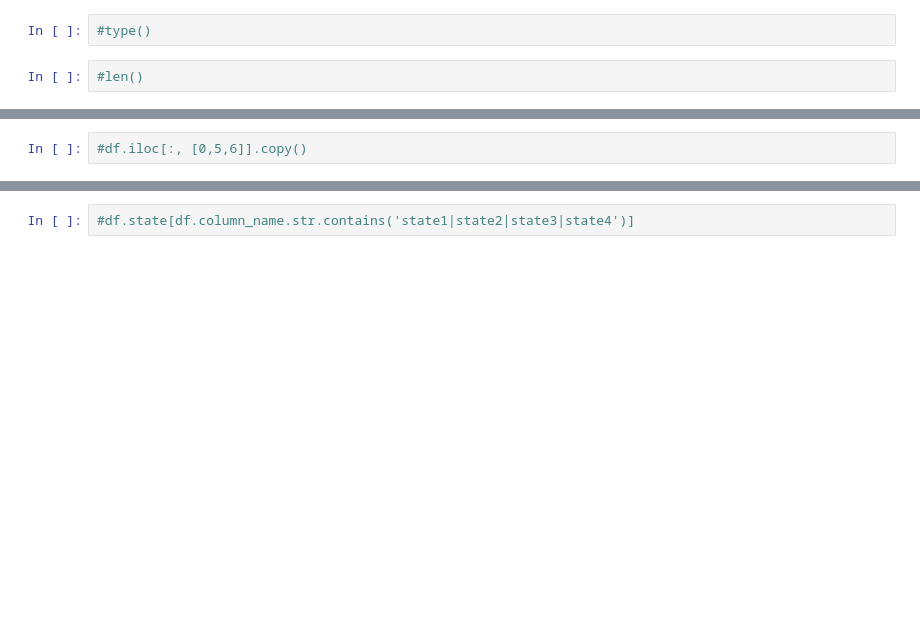
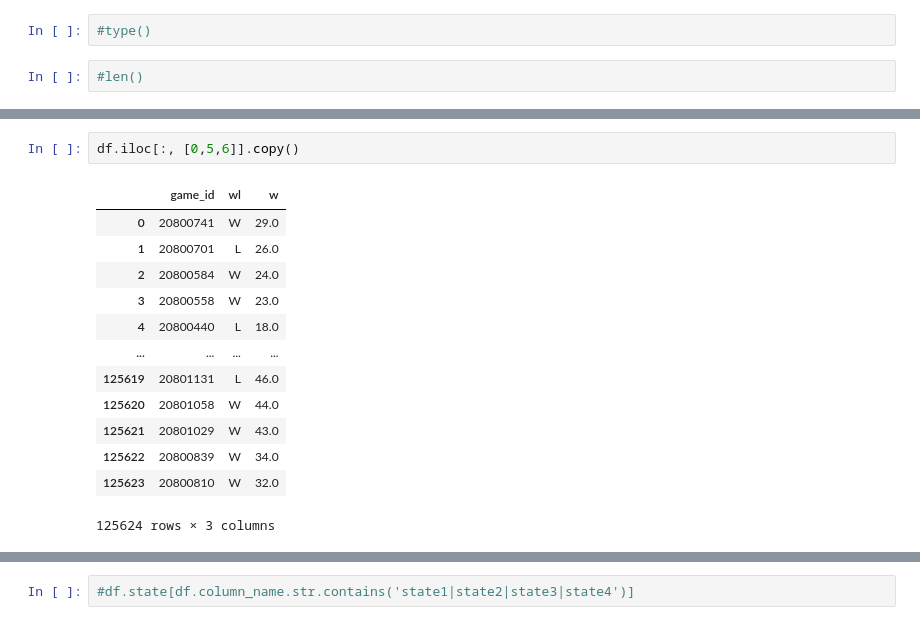
Before and after one commit to pauljacob/DSCapstone2, a Jupyter notebook: 02_Data_Wrangling/02_data_wrangling.ipynb, the cells around one changed output, grey strips where cells are left out. Cells and saved outputs as stored; diff of their text form; blank space fills up the shorter version.

```diff
--- a/02_Data_Wrangling/02_data_wrangling.ipynb
+++ b/02_Data_Wrangling/02_data_wrangling.ipynb
@@ -83,2 +155,16 @@ df.iloc[115]
 # %%
-#df.iloc[:, [0,5,6]].copy()
+df.iloc[:, [0,5,6]].copy()
+# %% [output]
+|  | game_id | wl | w |
+| 0 | 20800741 | W | 29.0 |
+| 1 | 20800701 | L | 26.0 |
+| 2 | 20800584 | W | 24.0 |
+| 3 | 20800558 | W | 23.0 |
+| 4 | 20800440 | L | 18.0 |
+| ... | ... | ... | ... |
+| 125619 | 20801131 | L | 46.0 |
+| 125620 | 20801058 | W | 44.0 |
+| 125621 | 20801029 | W | 43.0 |
+| 125622 | 20800839 | W | 34.0 |
+| 125623 | 20800810 | W | 32.0 |
+125624 rows × 3 columns
```
Also changed, not shown: parts of 14 cells of this notebook.
